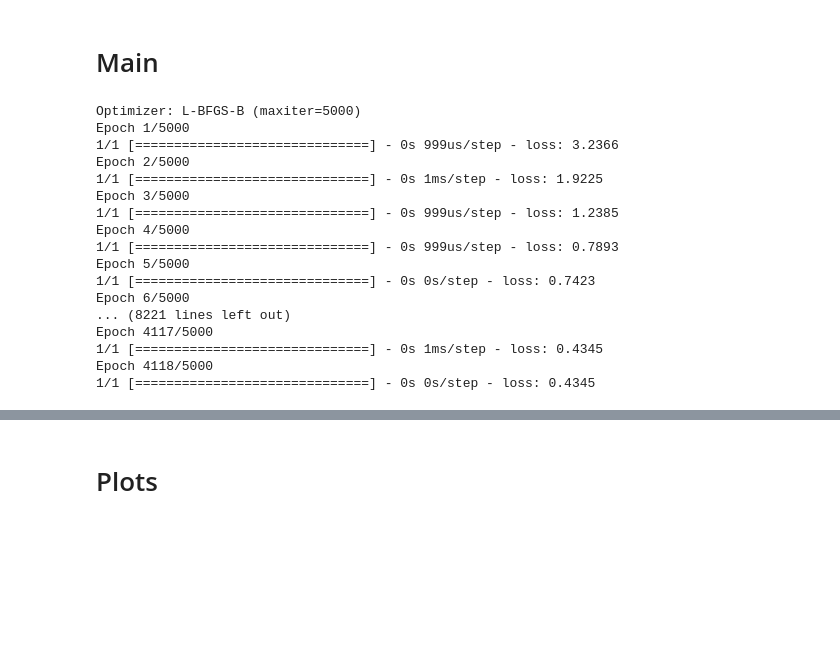
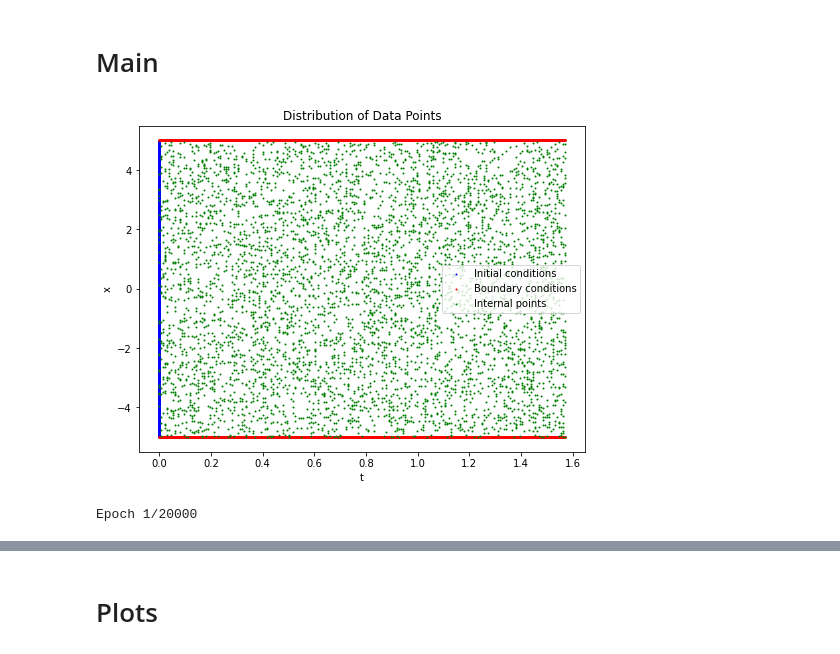
Before and after one commit to marcosbenicio/pinns, a Jupyter notebook: pinn_schrodinger.ipynb, the cells around one changed output, grey strips where cells are left out. Drawn from its saved outputs; the diff is of its cells as text; code cells hidden in the pictures; blank space fills up the shorter version.

```diff
--- a/pinn_schrodinger.ipynb
+++ b/pinn_schrodinger.ipynb
@@ -573,24 +620,39 @@ y_train = uv0
+# %%
+fig, ax = plt.subplots(figsize=(8, 6))
+
+# Plot the initial condition points
+ax.scatter(xt0[:,1], xt0[:,0], color='b', label='Initial conditions', s=1)
+
+# Plot the boundary condition points
+ax.scatter(xt_lb[:,1], xt_lb[:,0], color='r', label='Boundary conditions', s=1)
+ax.scatter(xt_ub[:,1], xt_ub[:,0], color='r', s=1)
+
+# Plot the internal collocation points
+ax.scatter(xt_train[:,1], xt_train[:,0], color='g', label='Internal points', s=1)
+
+ax.set_xlabel('t')
+ax.set_ylabel('x')
+ax.legend()
+plt.title('Distribution of Data Points')
+plt.show()
+# %% [output]
+[figure, added]
 # %%
-dnn = DNN()
+dnn = DNN([100, 100, 100, 100, 100])
 pinn = PINN(dnn)
-#pinn.compile(optimizer=Adam(learning_rate=0.001))
-pinn.custom_fit(x_train, y_train, batch_size = 32, epochs = 100, use_l_bfgs_b_optimizer = True)
-#pinn.custom_fit(x_train, y_train, use_l_bfgs_b_optimizer = True)
+
+#lr_schedule = tf.keras.optimizers.schedules.ExponentialDecay(
+#    0.0001,
+#    decay_steps=500,
+#    decay_rate=0.96,
+#)
+#optimizer = Adam(learning_rate=lr_schedule)
+#pinn.compile(optimizer=optimizer)
+
+pinn.compile(optimizer=Adam(learning_rate=0.0001))
+pinn.fit(x_train, y_train, batch_size = 64, epochs = 20000)
+#history = pinn.custom_fit(x_train, y_train, batch_size = 32, epochs = 10000, use_l_bfgs_b_optimizer = False)
+
+#history = pinn.custom_fit(x_train, y_train, use_l_bfgs_b_optimizer = True, maxiter = 1000)
 # %% [output]
-Optimizer: L-BFGS-B (maxiter=5000)
-Epoch 1/5000
-1/1 [==============================] - 0s 999us/step - loss: 3.2366
-Epoch 2/5000
-1/1 [==============================] - 0s 1ms/step - loss: 1.9225
-Epoch 3/5000
-1/1 [==============================] - 0s 999us/step - loss: 1.2385
-Epoch 4/5000
-1/1 [==============================] - 0s 999us/step - loss: 0.7893
-Epoch 5/5000
-1/1 [==============================] - 0s 0s/step - loss: 0.7423
-Epoch 6/5000
-... (8221 lines left out)
-Epoch 4117/5000
-1/1 [==============================] - 0s 1ms/step - loss: 0.4345
-Epoch 4118/5000
-1/1 [==============================] - 0s 0s/step - loss: 0.4345
+Epoch 1/20000
```
Also changed, not shown: parts of 9 cells of this notebook.
